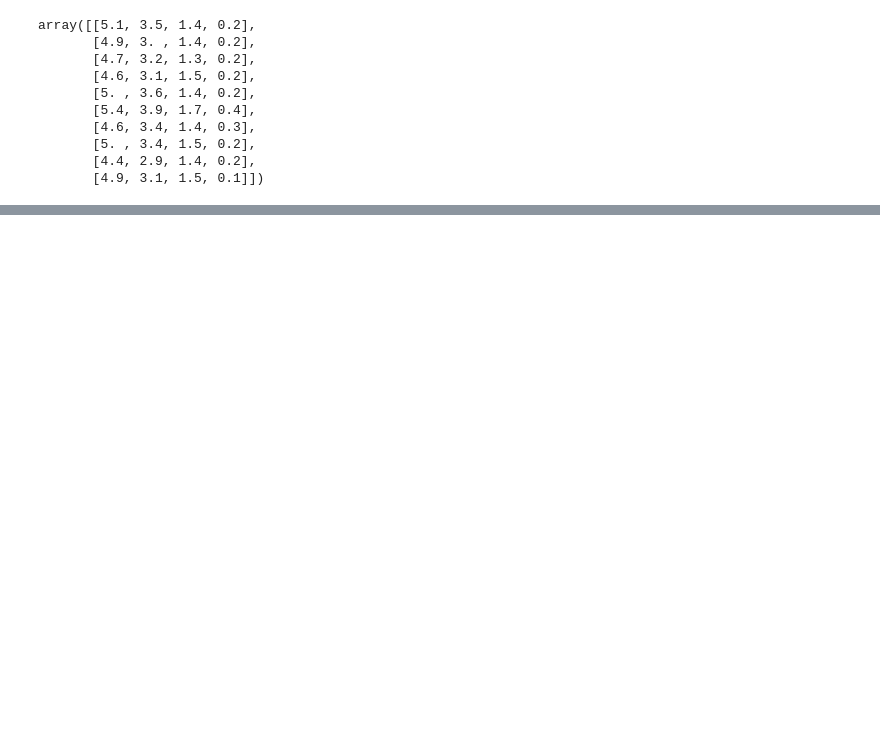
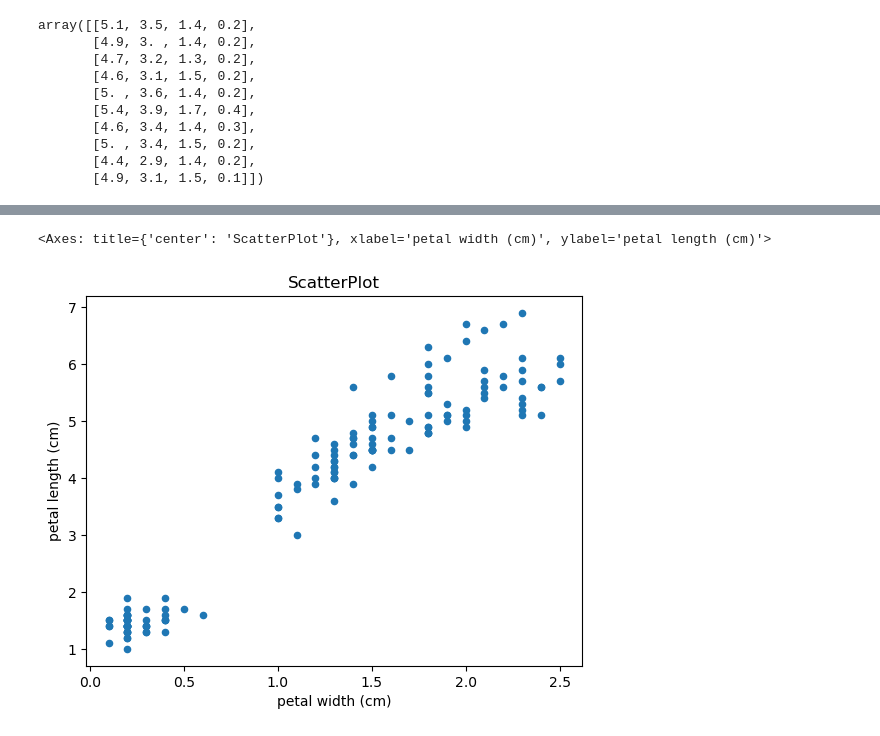
Before and after one commit to meet4041/Machine-Learning, a Jupyter notebook: Scikit-Learn/scikit-learn-1.ipynb, the cells around one changed output, grey strips where cells are left out. Drawn from its saved outputs; the diff is of its cells as text; code cells hidden in the pictures; blank space fills up the shorter version.

```diff
--- a/Scikit-Learn/scikit-learn-1.ipynb
+++ b/Scikit-Learn/scikit-learn-1.ipynb
@@ -30,3 +31,8 @@ array([[5.1, 3.5, 1.4, 0.2],
        [5. , 3.4, 1.5, 0.2],
        [4.4, 2.9, 1.4, 0.2],
        [4.9, 3.1, 1.5, 0.1]])
+# %%
+# Linear Regression
+
+import pandas as pd
+df = pd.DataFrame(data = iris.data, columns = col_names)
@@ -32,0 +90,5 @@ array([[5.1, 3.5, 1.4, 0.2],
+# %%
+df.plot.scatter(x='petal width (cm)', y='petal length (cm)', title='ScatterPlot')
+# %% [output]
+<Axes: title={'center': 'ScatterPlot'}, xlabel='petal width (cm)', ylabel='petal length (cm)'>
+[figure, added]
```
Also changed, not shown: parts of 15 cells of this notebook.
